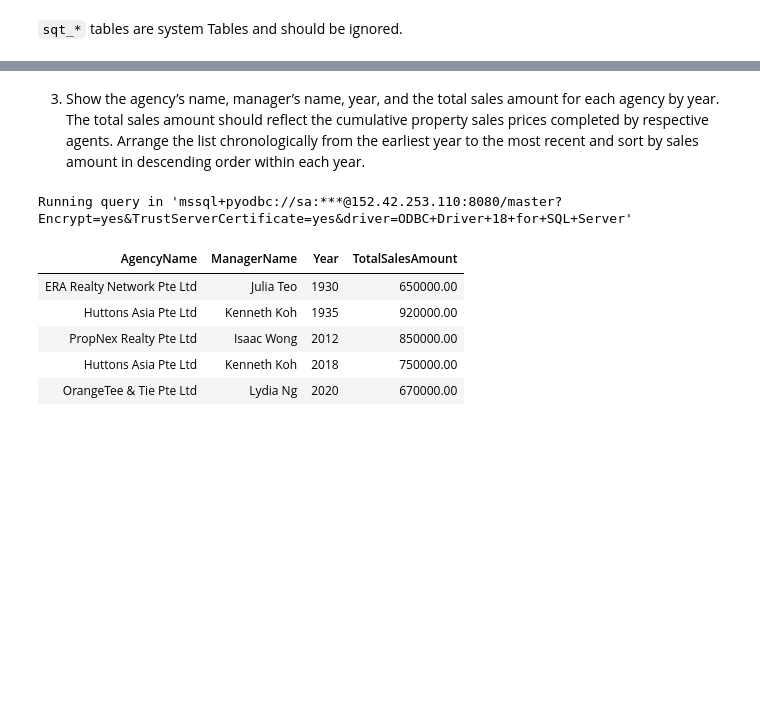
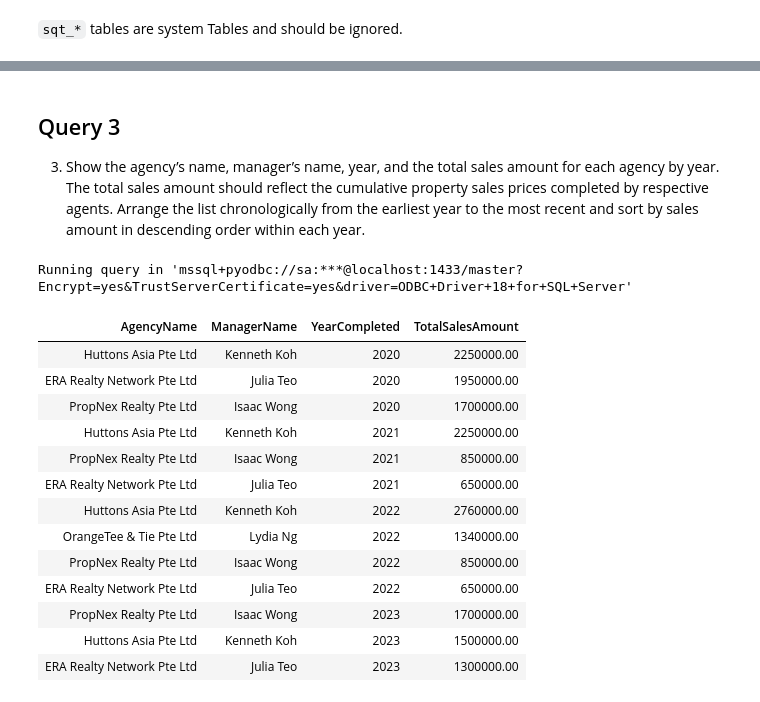
Before and after one commit to mrzzy/ntu-sc2207, a Jupyter notebook: lab.ipynb, the cells around one changed output, grey strips where cells are left out. Drawn from its saved outputs; the diff is of its cells as text; code cells hidden in the pictures; blank space fills up the shorter version.

```diff
--- a/lab.ipynb
+++ b/lab.ipynb
@@ -1048,25 +1089,42 @@ TODO: EXPLAIN
 # %% [markdown]
+## Query 3
 3. Show the agency’s name, manager’s name, year, and the total sales amount for each agency by year. The total sales amount should reflect the cumulative property sales prices completed by respective agents. Arrange the list chronologically from the earliest year to the most recent and sort by sales amount in descending order within each year.
 # %%
 %%sql
-
+WITH Completed AS (
+    SELECT CustomerId, ListingId, YEAR(DateTime) AS YearCompleted
+    FROM ViewingHistory
+    WHERE Status = 'Completed'
+)
 SELECT
     AG.AgencyName,
     U.Name AS ManagerName,
-    SM.BuildYear AS Year,
+    C.YearCompleted AS YearCompleted,
     SUM(SM.Price) AS TotalSalesAmount
 FROM Agent AG
 JOIN [User] U ON AG.Nric = U.Nric
 JOIN Listing L ON AG.Nric = L.AgentNric
-JOIN SaleMain SM ON L.Id = SM.ListingId
-GROUP BY AG.AgencyName, U.Name, SM.BuildYear
-ORDER BY SM.BuildYear, TotalSalesAmount DESC;
+-- exclude listings that are not sales (eg. rentals)
+JOIN SaleMain SM ON SM.ListingId = L.Id
+-- filter only completed engagments
+JOIN Engagement E ON E.ListingId = L.Id
+JOIN Completed C ON C.CustomerId = E.CustomerId AND C.ListingId = E.ListingId
+GROUP BY AG.AgencyName, U.Name, C.YearCompleted
+ORDER BY C.YearCompleted ASC, TotalSalesAmount DESC;
 # %% [output]
-Running query in 'mssql+pyodbc://sa:***@152.42.253.110:8080/master?Encrypt=yes&TrustServerCertificate=yes&driver=ODBC+Driver+18+for+SQL+Server'
+Running query in 'mssql+pyodbc://sa:***@localhost:1433/master?Encrypt=yes&TrustServerCertificate=yes&driver=ODBC+Driver+18+for+SQL+Server'
-| AgencyName | ManagerName | Year | TotalSalesAmount |
-| ERA Realty Network Pte Ltd | Julia Teo | 1930 | 650000.00 |
-| Huttons Asia Pte Ltd | Kenneth Koh | 1935 | 920000.00 |
-| PropNex Realty Pte Ltd | Isaac Wong | 2012 | 850000.00 |
-| Huttons Asia Pte Ltd | Kenneth Koh | 2018 | 750000.00 |
-| OrangeTee & Tie Pte Ltd | Lydia Ng | 2020 | 670000.00 |
+| AgencyName | ManagerName | YearCompleted | TotalSalesAmount |
+| Huttons Asia Pte Ltd | Kenneth Koh | 2020 | 2250000.00 |
+| ERA Realty Network Pte Ltd | Julia Teo | 2020 | 1950000.00 |
+| PropNex Realty Pte Ltd | Isaac Wong | 2020 | 1700000.00 |
+| Huttons Asia Pte Ltd | Kenneth Koh | 2021 | 2250000.00 |
+| PropNex Realty Pte Ltd | Isaac Wong | 2021 | 850000.00 |
+| ERA Realty Network Pte Ltd | Julia Teo | 2021 | 650000.00 |
+| Huttons Asia Pte Ltd | Kenneth Koh | 2022 | 2760000.00 |
+| OrangeTee & Tie Pte Ltd | Lydia Ng | 2022 | 1340000.00 |
+| PropNex Realty Pte Ltd | Isaac Wong | 2022 | 850000.00 |
+| ERA Realty Network Pte Ltd | Julia Teo | 2022 | 650000.00 |
+| PropNex Realty Pte Ltd | Isaac Wong | 2023 | 1700000.00 |
+| Huttons Asia Pte Ltd | Kenneth Koh | 2023 | 1500000.00 |
+| ERA Realty Network Pte Ltd | Julia Teo | 2023 | 1300000.00 |
 # %% [markdown]
```
Also changed, not shown: parts of 40 cells of this notebook.
